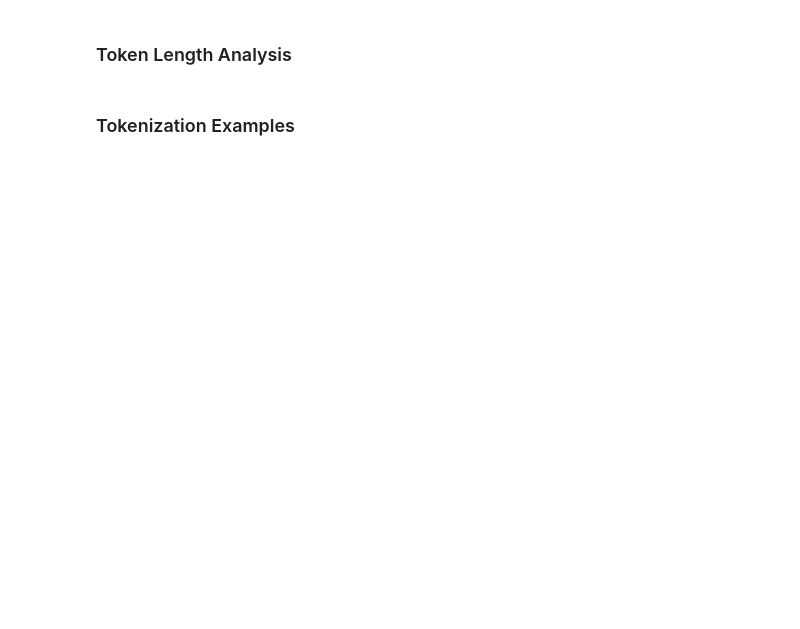
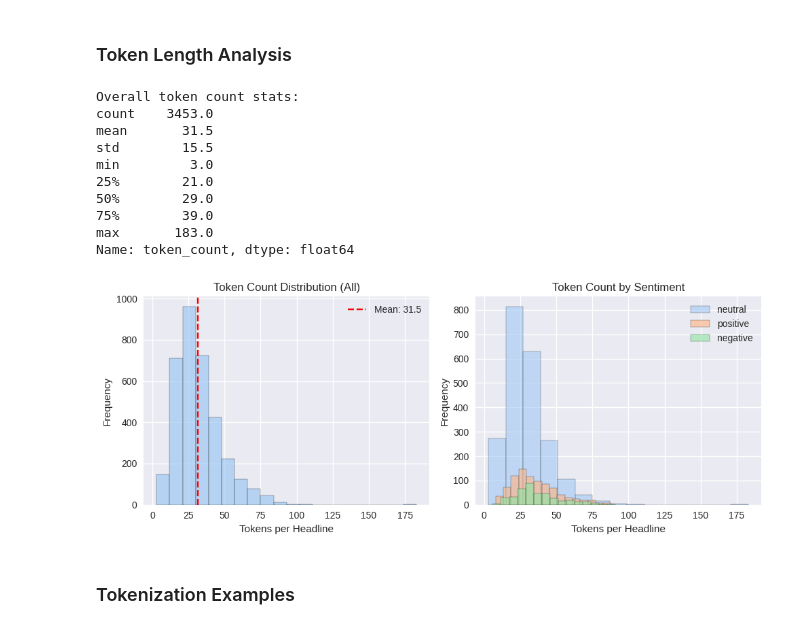
Before and after one commit to amanzoni1/Fine_Tuning, a Jupyter notebook: SFT_Gemma_7B_it.ipynb, the cells around one changed output. Cells and saved outputs as stored; diff of their text form; code cells hidden in the pictures; blank space fills up the shorter version.

```diff
--- a/SFT_Gemma_7B_it.ipynb
+++ b/SFT_Gemma_7B_it.ipynb
@@ -235,39 +332,51 @@ print(f"Special tokens   : {tokenizer.all_special_tokens}")
 # %%
 # Compute token counts for each headline
 token_lengths = [
-    len(tokenizer(sentence, truncation=True, max_length=256)["input_ids"])
+    len(tokenizer(sentence, truncation=True, max_length=200)["input_ids"])
     for sentence in df["sentence"]
 ]
 df["token_count"] = token_lengths
 
 print("\nOverall token count stats:")
 print(df["token_count"].describe().round(1))
 
 
 # Plot side-by-side distributions
 fig, (ax1, ax2) = plt.subplots(1, 2, figsize=(10, 4))
 
 # a) All headlines
 ax1.hist(token_lengths, bins=20, alpha=0.7, edgecolor='black')
 ax1.set_title("Token Count Distribution (All)")
 ax1.set_xlabel("Tokens per Headline")
 ax1.set_ylabel("Frequency")
 ax1.axvline(np.mean(token_lengths), color="red", linestyle="--", label=f"Mean: {np.mean(token_lengths):.1f}")
 ax1.legend()
 
 # b) By
 plot_order = [1, 2, 0]
 for label_id in plot_order:
     lengths = df[df["label"] == label_id]["token_count"]
     ax2.hist(lengths, bins=15, alpha=0.6, label=label_names[label_id], edgecolor='black')
 
 ax2.set_title("Token Count by Sentiment")
 ax2.set_xlabel("Tokens per Headline")
 ax2.set_ylabel("Frequency")
 ax2.legend()
 
 plt.tight_layout()
 plt.show()
+# %% [output]
+Overall token count stats:
+count    3453.0
+mean       31.5
+std        15.5
+min         3.0
+25%        21.0
+50%        29.0
+75%        39.0
+max       183.0
+Name: token_count, dtype: float64
+[figure, added]
 # %% [markdown]
 ### Tokenization Examples
 # %%
```
Also changed, not shown: parts of 35 cells of this notebook.
